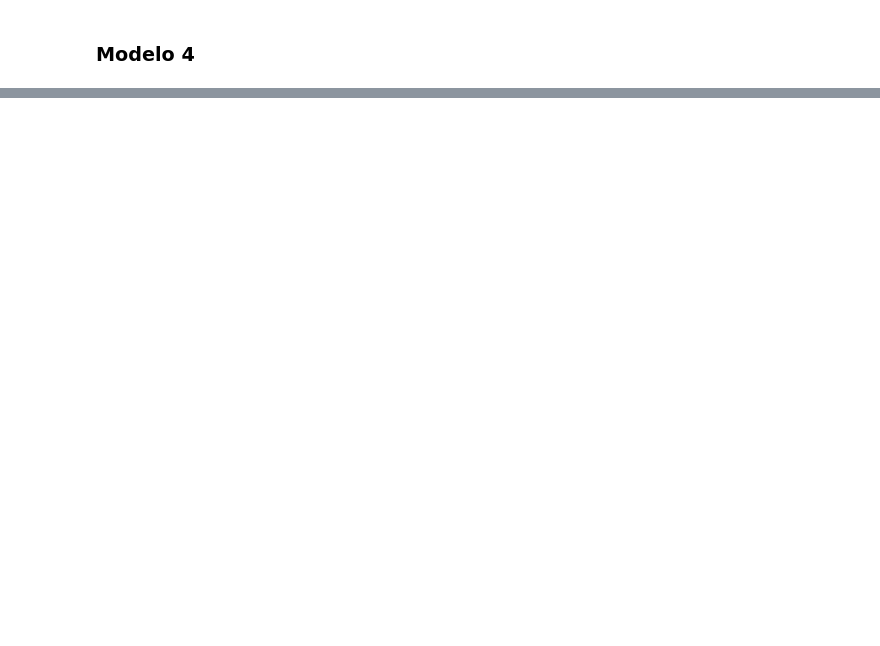
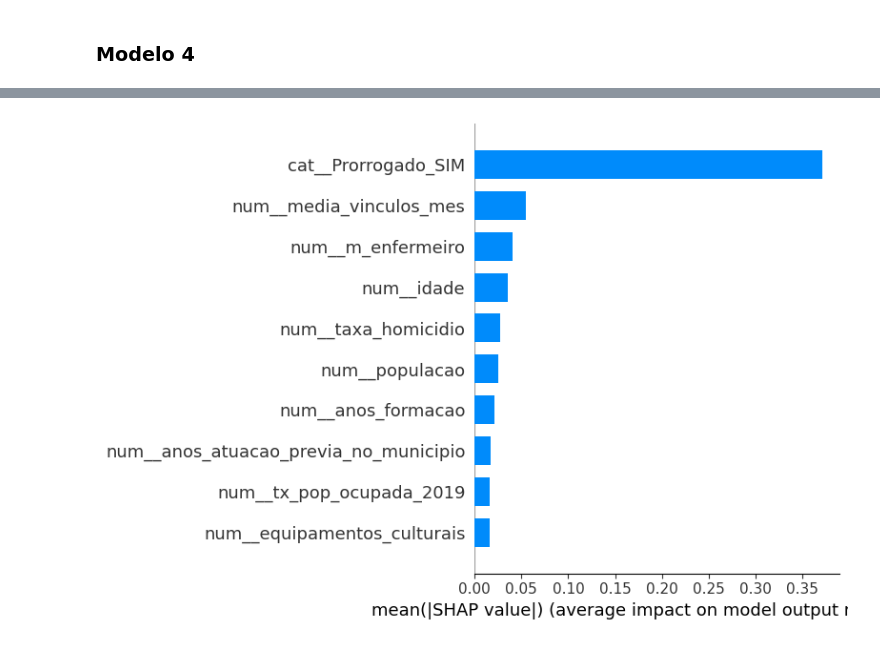
Before and after one commit to 4lefSantos/sa_maismedicos, a Jupyter notebook: 03_script_prediction/modelagem_preditiva_v2final.ipynb, the cells around one changed output, grey strips where cells are left out. Saved outputs shown, nothing was run; the diff lists cells and outputs as text; code cells hidden in the pictures; blank space fills up the shorter version.

```diff
--- a/03_script_prediction/modelagem_preditiva_v2final.ipynb
+++ b/03_script_prediction/modelagem_preditiva_v2final.ipynb
@@ -863,0 +1012,9 @@ shap.summary_plot(shap_values, features= X_test_m4,
+# %%
+
+#Gerando o gráfico
+shap.summary_plot(shap_values, features= X_test_m4,
+                  feature_names= feature_names,
+                  plot_type="bar",
+                  max_display = 10)
+# %% [output]
+[figure, added]
```
Also changed, not shown: parts of 28 cells of this notebook, 5 other files.
